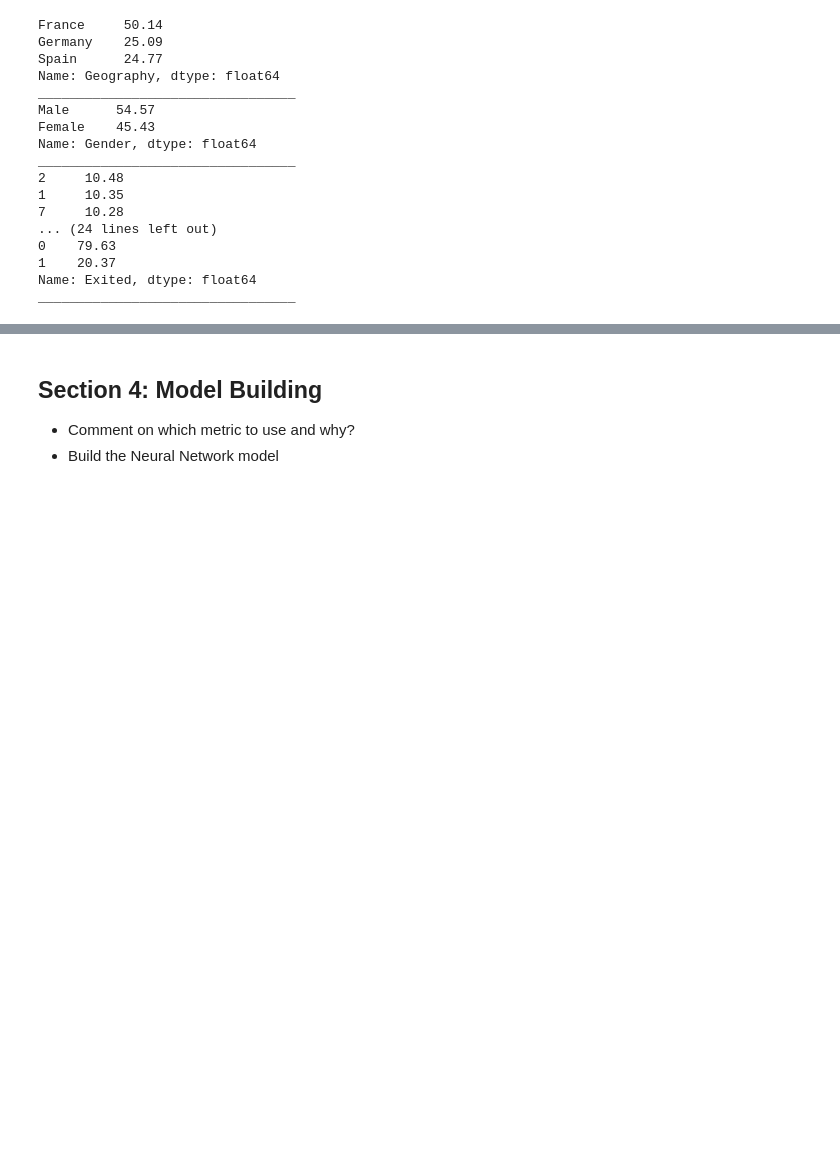
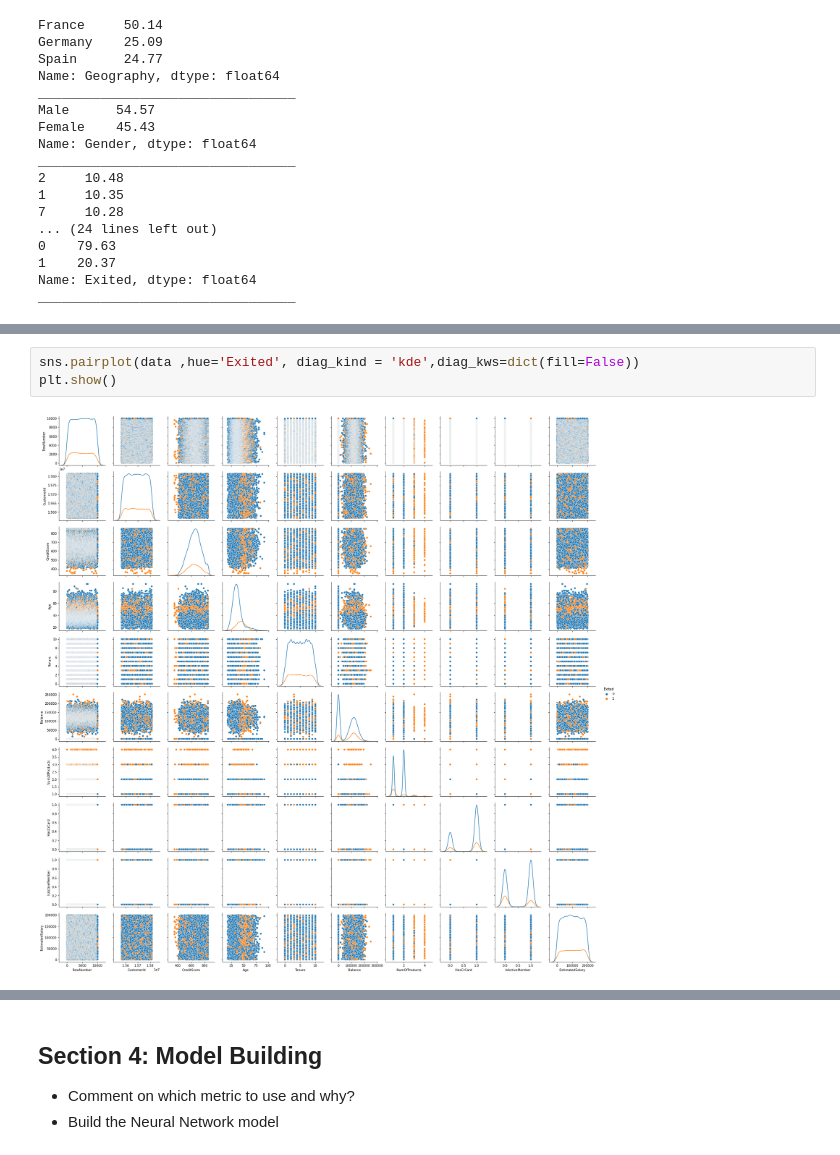
Before and after one commit to kwajpaige/UTAGL_NeuralNetworks, a Jupyter notebook: BankChurnPredictionProject/PaigeSingleton_NeuralNetworks_BankChurnPrediction.ipynb, the cells around one changed output, grey strips where cells are left out. Drawn from its saved outputs; the diff is of its cells as text; blank space fills up the shorter version.

```diff
--- a/BankChurnPredictionProject/PaigeSingleton_NeuralNetworks_BankChurnPrediction.ipynb
+++ b/BankChurnPredictionProject/PaigeSingleton_NeuralNetworks_BankChurnPrediction.ipynb
@@ -245,0 +373,5 @@ _________________________________
+# %%
+sns.pairplot(data ,hue='Exited', diag_kind = 'kde',diag_kws=dict(fill=False))
+plt.show()
+# %% [output]
+[figure, added]
```
Also changed, not shown: parts of 20 cells of this notebook.
